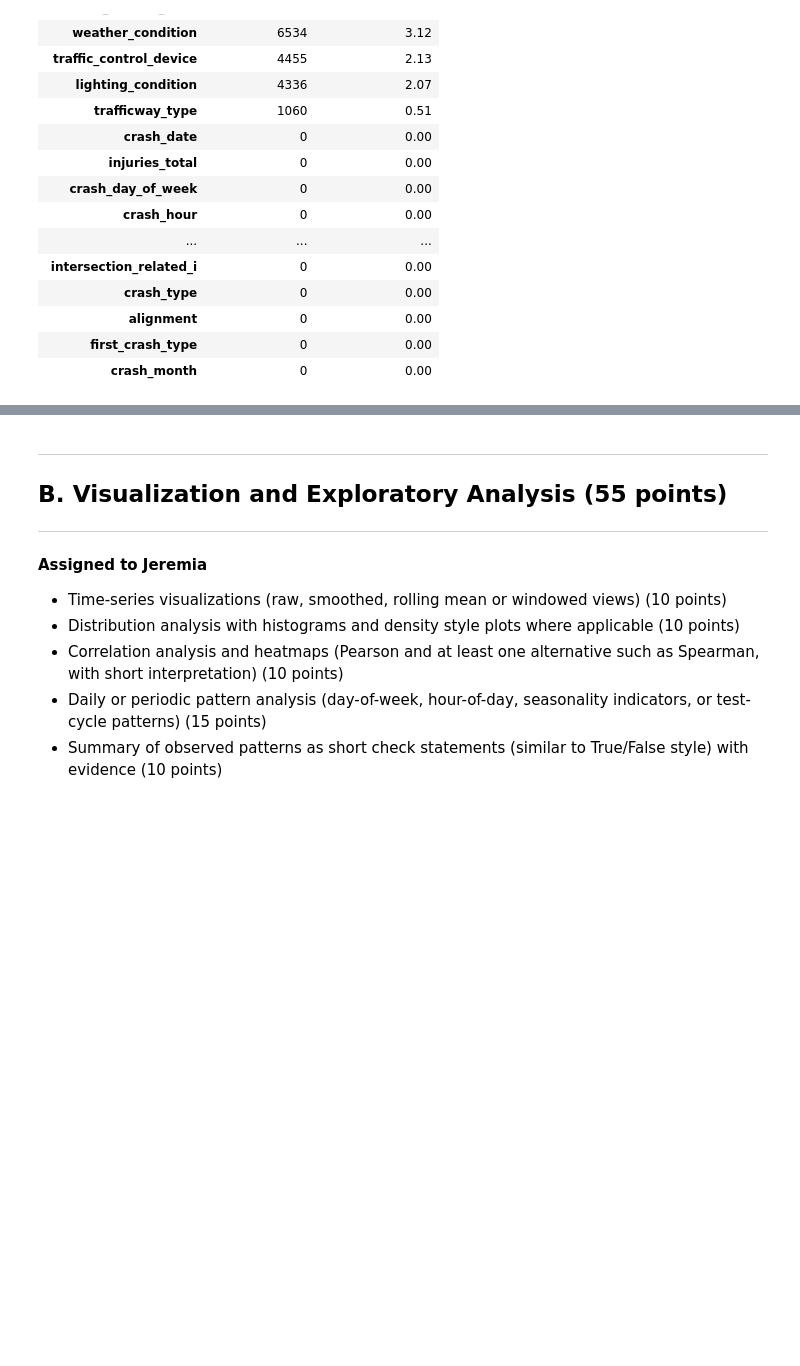
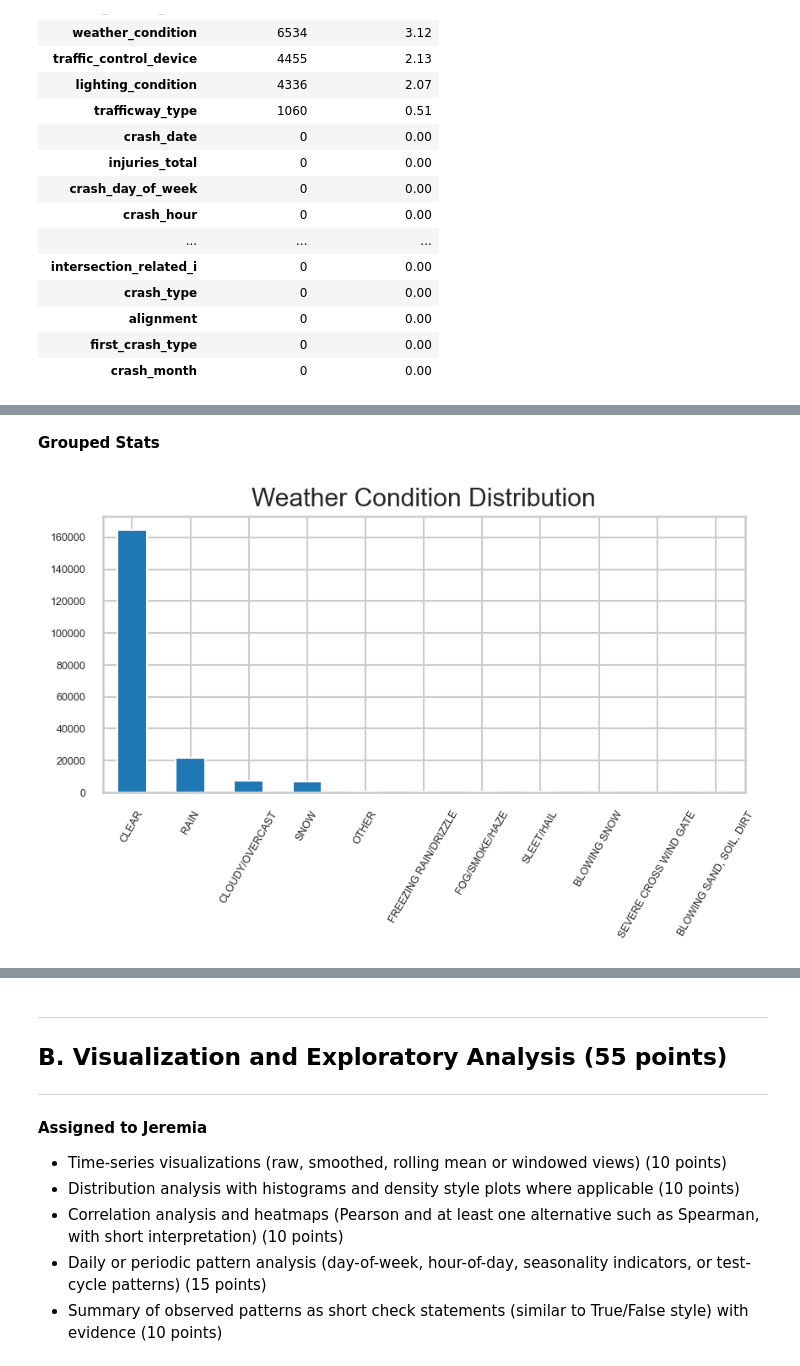
Before and after one commit to Lorenz-Buchinger/STM25_Data_Analysis_Circuit_Synergy, a Jupyter notebook: Final_Assignment.ipynb, the cells around one changed output, grey strips where cells are left out. Saved outputs shown, nothing was run; the diff lists cells and outputs as text; code cells hidden in the pictures; blank space fills up the shorter version.

```diff
--- a/Final_Assignment.ipynb
+++ b/Final_Assignment.ipynb
@@ -17,12 +17,14 @@ import seaborn as sns
 
 # Configure plotting
 plt.rcParams.update({
-    'figure.figsize': [12, 8],
+    'figure.figsize': [6, 4],
     'figure.dpi': 150,
     'figure.autolayout': True,
-    'axes.labelsize': 12,
-    'axes.titlesize': 14,
-    'font.size': 12
+    'axes.labelsize': 8,
+    'axes.titlesize': 10,
+    'font.size': 6,
+    'xtick.labelsize': 6,
+    'ytick.labelsize': 6
 })
 
 sns.set_style("whitegrid")
@@ -139,0 +149,3 @@ missing_summary
+# %%
+df_csv_data = df_csv_data.replace("UNKNOWN", np.nan)
+df_csv_data.describe()
@@ -139,0 +174,9 @@ missing_summary
+# %% [markdown]
+**Grouped Stats**
+# %%
+ax = df_csv_data["weather_condition"].value_counts().plot(kind="bar", title="Weather Condition Distribution")
+ax.tick_params(axis='x', labelsize=6)
+ax.tick_params(axis='y', labelsize=6)
+ax.tick_params(axis="x", rotation=60)
+# %% [output]
+[figure, added]
```
Also changed, not shown: parts of 24 cells of this notebook, 1 other file.
